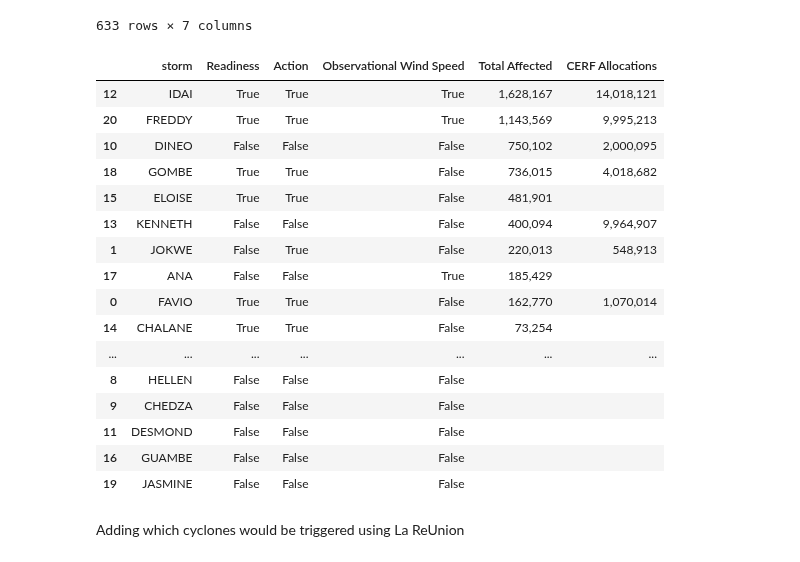
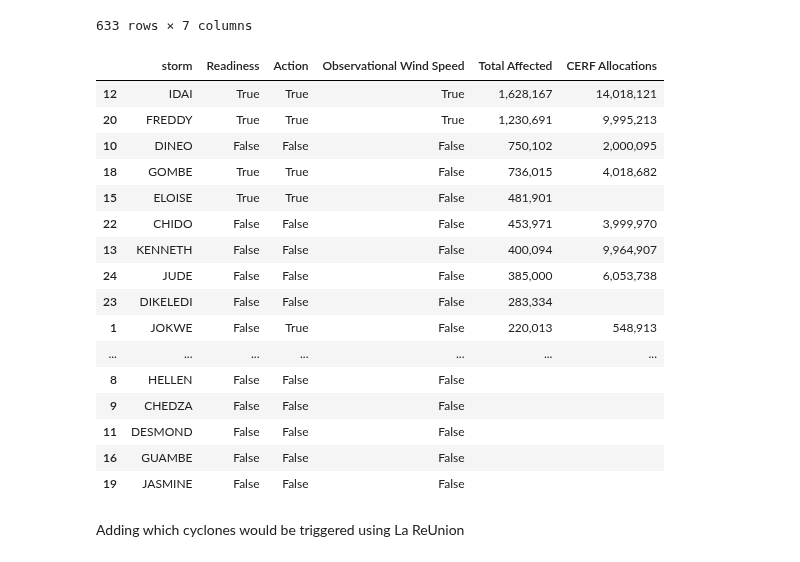
Before and after one commit to OCHA-DAP/ds-aa-moz-cyclones, a Jupyter notebook: analysis/04.1_historical_validation.ipynb, the cells around one changed output. Saved outputs shown, nothing was run; the diff lists cells and outputs as text; code cells hidden in the pictures.

```diff
--- a/analysis/04.1_historical_validation.ipynb
+++ b/analysis/04.1_historical_validation.ipynb
@@ -62,7 +44,7 @@ adm2_path = (
 )
 
 adm2 = gpd.read_file(adm2_path)
-adm2_sel = adm2[adm2["ADM2_PT"].isin(constants.ADMS2)]
+adm2_sel = adm2[adm2["ADM2_PT"].isin(ADMS2)]
 adm2_sel.plot()
 # %% [output]
 <Axes: >
@@ -165,7 +147,7 @@ ecmwf_cyclones_on_land_obs = gpd.sjoin(
 # readiness
 readiness_storms = ecmwf_cyclones_on_land[
     ((ecmwf_cyclones_on_land["lead_time"] > 72))
-    & (ecmwf_cyclones_on_land["speed"] >= (48 * 0.514444))
+    & (ecmwf_cyclones_on_land["speed"] >= (48 * KNOTS2MS))
 ]["cyclone_name"].unique()
 readiness_storms
 # %% [output]
@@ -176,7 +158,7 @@ array(['FAVIO', 'IZILDA', 'IDAI', 'CHALANE', 'ELOISE', 'GOMBE', 'FREDDY'],
 action_storms = ecmwf_cyclones_on_land[
     ((ecmwf_cyclones_on_land["lead_time"] >= 6))
     & (ecmwf_cyclones_on_land["lead_time"] <= 72)
-    & (ecmwf_cyclones_on_land["speed"] >= (48 * 0.514444))
+    & (ecmwf_cyclones_on_land["speed"] >= (48 * KNOTS2MS))
 ]["cyclone_name"].unique()
 action_storms
 # %% [output]
@@ -186,7 +168,7 @@ array(['FAVIO', 'JOKWE', 'IDAI', 'CHALANE', 'ELOISE', 'GOMBE', 'FREDDY',
 # observational
 obs_ws_storms = ecmwf_cyclones_on_land_obs[
     ((ecmwf_cyclones_on_land_obs["lead_time"] == 0))
-    & (ecmwf_cyclones_on_land_obs["speed"] >= (48 * 0.514444))
+    & (ecmwf_cyclones_on_land_obs["speed"] >= (48 * KNOTS2MS))
 ]["cyclone_name"].unique()
 obs_ws_storms
 # %% [output]
@@ -212,59 +194,7 @@ interpolated_ecmwf_data[
 633 rows × 7 columns
 # %%
 # Lists of storm events
-df = pd.DataFrame(
-    {
-        "storm": all_storms,
-        "Total Affected": [
-            162770,
-            220013,
-            7103,
-            40042,
-            4958,
-            None,
-            None,
-            None,
-            None,
-            None,
-            750102,
-            None,
-            1628167,
-            400094,
-            73254,
-            481901,
-            None,
-            185429,
-            736015,
-            None,
-            1143569,
-            50781,
-        ],
-        "CERF Allocations": [
-            1070014,
-            548913,
-            None,
-            None,
-            None,
-            None,
-            None,
-            None,
-            None,
-            None,
-            2000095,
-            None,
-            14018121,
-            9964907,
-            None,
-            None,
-            None,
-            None,
-            4018682,
-            None,
-            9995213,
-            None,
-        ],
-    }
-)
+df = storm_cerf_file.copy()
 df["Readiness"] = [storm in readiness_storms for storm in all_storms]
 df["Action"] = [storm in action_storms for storm in all_storms]
 df["Observational Wind Speed"] = [
@@ -284,24 +214,6 @@ df = df[
 # Sort the DataFrame by 'Total Affected' in descending order
 # Round values in 'Total Affected' and 'CERF Allocations' columns
 df_sorted = df.sort_values(by="Total Affected", ascending=False)
-
-
-# Define functions for highlighting and coloring bars
-def highlight_true(val):
-    color = "red" if val else ""
-    return f"background-color: {color}"
-
-
-def color_bar_affected(val):
-    if isinstance(val, (int, float)) and not pd.isna(val):
-        return f'background: linear-gradient(90deg, orange {val/df_sorted["Total Affected"].max()*100}%, transparent {val/df_sorted["Total Affected"].max()*100}%);'
-    return ""
-
-
-def color_bar_cerf(val):
-    if isinstance(val, (int, float)) and not pd.isna(val):
-        return f'background: linear-gradient(90deg, green {val/df_sorted["CERF Allocations"].max()*100}%, transparent {val/df_sorted["CERF Allocations"].max()*100}%);'
-    return ""
 
 
 # Apply styling
@@ -310,42 +222,42 @@ styled_df = (
         highlight_true,
         subset=[
             "Readiness",
             "Action",
             # "Observational Rainfall",
             "Observational Wind Speed",
         ],
     )
     .map(color_bar_affected, subset=["Total Affected"])
     .map(color_bar_cerf, subset=["CERF Allocations"])
     .format(
         {
             "Total Affected": lambda x: (
                 f"{int(x):,}" if pd.notna(x) else ""
             ),  # Format with commas, no decimals, NaN as blank
             "CERF Allocations": lambda x: (
                 f"{int(x):,}" if pd.notna(x) else ""
             ),  # Format with commas, no decimals, NaN as blank
         }
     )
     .set_table_styles(
         {"": [{"selector": "table", "props": "background-color: white;"}]}
     )
 )
 
 # Display the styled DataFrame
 styled_df
 # %% [output]
 |  | storm | Readiness | Action | Observational Wind Speed | Total Affected | CERF Allocations |
 | 12 | IDAI | True | True | True | 1,628,167 | 14,018,121 |
-| 20 | FREDDY | True | True | True | 1,143,569 | 9,995,213 |
+| 20 | FREDDY | True | True | True | 1,230,691 | 9,995,213 |
 | 10 | DINEO | False | False | False | 750,102 | 2,000,095 |
 | 18 | GOMBE | True | True | False | 736,015 | 4,018,682 |
 | 15 | ELOISE | True | True | False | 481,901 |  |
+| 22 | CHIDO | False | False | False | 453,971 | 3,999,970 |
 | 13 | KENNETH | False | False | False | 400,094 | 9,964,907 |
+| 24 | JUDE | False | False | False | 385,000 | 6,053,738 |
+| 23 | DIKELEDI | False | False | False | 283,334 |  |
 | 1 | JOKWE | False | True | False | 220,013 | 548,913 |
-| 17 | ANA | False | False | True | 185,429 |  |
-| 0 | FAVIO | True | True | False | 162,770 | 1,070,014 |
-| 14 | CHALANE | True | True | False | 73,254 |  |
 | ... | ... | ... | ... | ... | ... | ... |
 | 8 | HELLEN | False | False | False |  |  |
 | 9 | CHEDZA | False | False | False |  |  |
```
Also changed, not shown: parts of 17 cells of this notebook, 37 other files.
